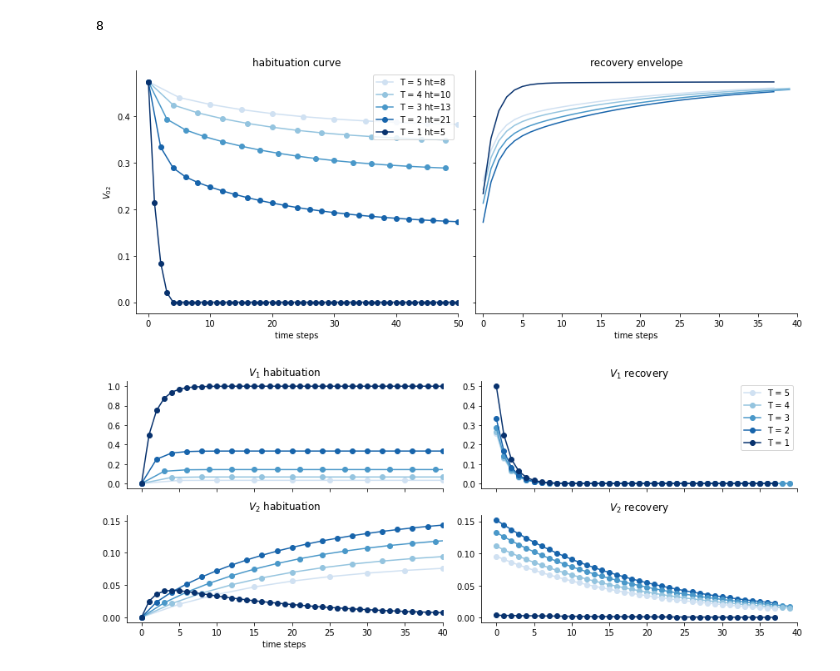
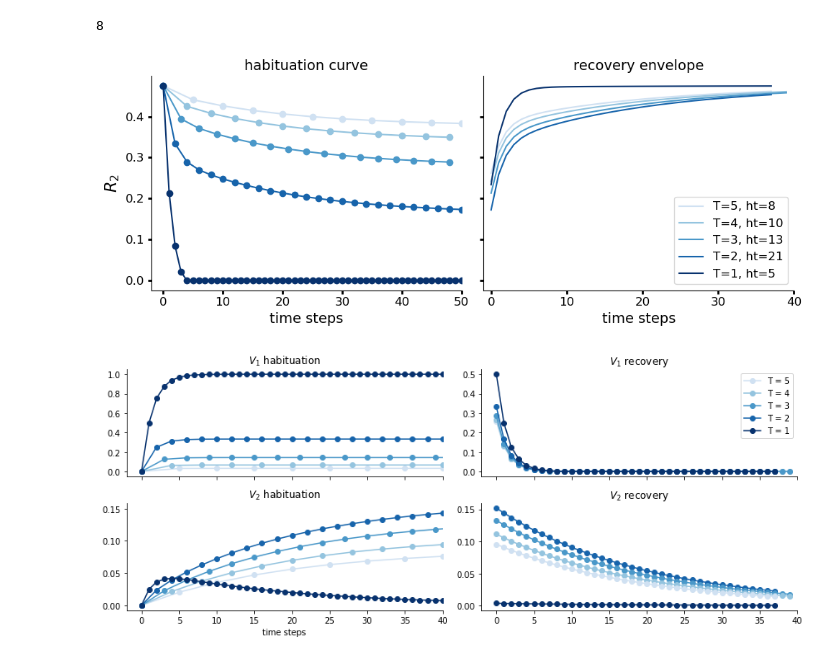
Before and after one commit to theobiolab/habituation, a Jupyter notebook: lina_staddon1993.ipynb, the cells around one changed output. Drawn from its saved outputs; the diff is of its cells as text; code cells hidden in the pictures.

Commit message:
updated staddon 1993 figures

```diff
--- a/lina_staddon1993.ipynb
+++ b/lina_staddon1993.ipynb
@@ -198,6 +198,8 @@ np.argmax(np.array(diff_5)<0.01)+1
 # %% [output]
 8
 # %%
+# old code
+"""
 import matplotlib.pyplot as plt
 import matplotlib
 import seaborn as sns
@@ -233,8 +235,49 @@ plt.savefig("staddon_1993_habituation_recovery.png", dpi=500)
 sns.despine()
 plt.tight_layout()
 plt.show()
+"""
-# %% [output]
-[figure, removed]
+# %%
+import matplotlib.pyplot as plt
+import matplotlib
+import seaborn as sns
+cmap = matplotlib.cm.get_cmap('Blues')
+colors = [cmap(0.99), cmap(0.8), cmap(0.6), cmap(0.4), cmap(0.2)]
+
+fig, axes = plt.subplots(ncols=2, nrows=1, sharey=True, figsize=(10, 4))
+ax=axes[0]
+ax.plot(model_5.tvec[peaks5], model_5.V_02[peaks5], "o-", label= "T = 5 ht=8", color=colors[4])
+ax.plot(model_4.tvec[peaks4], model_4.V_02[peaks4], "o-", label= "T = 4 ht=10", color=colors[3])
+ax.plot(model_3.tvec[peaks3], model_3.V_02[peaks3], "o-", label= "T = 3 ht=13", color=colors[2])
+ax.plot(model_2.tvec[peaks2], model_2.V_02[peaks2], "o-", label= "T = 2 ht=21", color=colors[1])
+ax.plot(model_1.tvec[:], model_1.V_02[:], "o-", label= "T = 1 ht=5", color=colors[0])
+ax.set_xlabel("time steps", fontsize=14)
+ax.set_ylabel(r"$R_{2}$", fontsize=16)
+ax.set_title('habituation curve', fontsize=14)
+ax.tick_params(width=2, axis='both', which='major', labelsize=12)
+#ax.set_title(r"$a_1=0.5$, $a_2=0.95$, $\theta_1=\theta_2=0.0$")
+#ax.legend()
+ax.set_xlim((-2,50))
+
+
+ax=axes[1]
+
+ax.plot( envelope5, label= "T=5, ht=8", color=colors[4])
+ax.plot( envelope4, label= "T=4, ht=10", color=colors[3])
+ax.plot( envelope3, label= "T=3, ht=13", color=colors[2])
+ax.plot( envelope2, label= "T=2, ht=21", color=colors[1])
+ax.plot( envelope1, label= "T=1, ht=5", color=colors[0])
+ax.set_xlim((-1, 40))
+ax.set_xlabel("time steps", fontsize=14)
+ax.set_title('recovery envelope', fontsize=14)
+ax.tick_params(width=2, axis='both', which='major', labelsize=12)
+ax.legend(fontsize=12)
+#plt.set_xlim((-2, 40))
+plt.savefig("FigSI1_Staddon.pdf", bbox_inches="tight")
+sns.despine()
+plt.tight_layout()
+plt.show()
+# %% [output]
+[figure, added]
 # %%
 fig, axes = plt.subplots(ncols=2, nrows=2, sharex=True, figsize=(12, 5))
 ax=axes[0][0]
```
Also changed, not shown: parts of 1 cell of this notebook, 2 other files.
